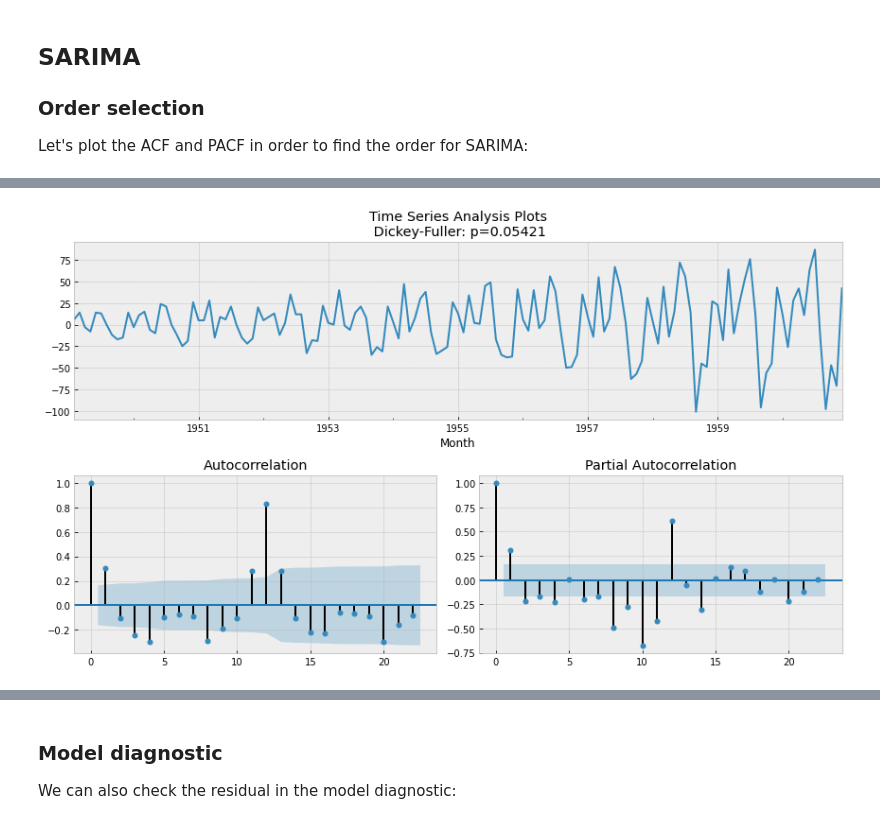
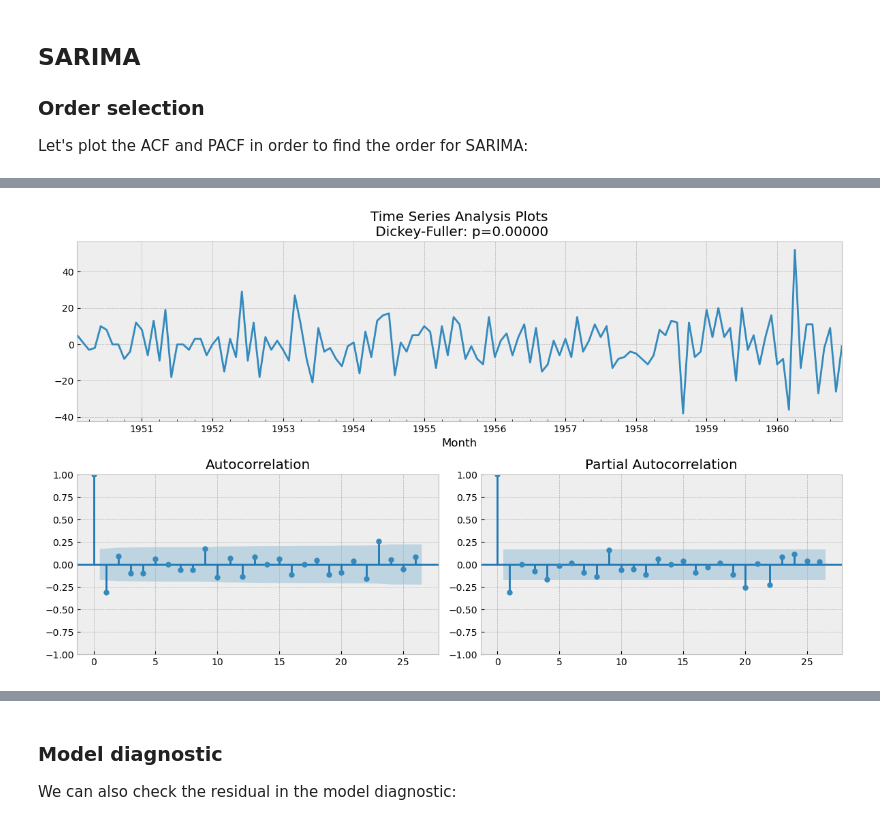
Before and after one commit to Streaming-Data-Analytics/Courseware, a Jupyter notebook: Streaming Data Science/Time-Series Analytics/TSA_09_SARIMA.ipynb, the cells around one changed output, grey strips where cells are left out. Drawn from its saved outputs; the diff is of its cells as text; code cells hidden in the pictures.

```diff
--- a/Streaming Data Science/Time-Series Analytics/TSA_09_SARIMA.ipynb
+++ b/Streaming Data Science/Time-Series Analytics/TSA_09_SARIMA.ipynb
@@ -105,7 +105,7 @@ MAPE: 9.27639976383433
 Let's plot the ACF and PACF in order to find the order for SARIMA:
 # %%
 # function for plotting acf and pacf plot to find the order of ARIMA models
-def tsplot(y, lags=None, figsize=(12, 7), style='bmh'):
+def tsplot(y, lags=26, figsize=(12, 7), style='bmh'):
     if not isinstance(y, pd.Series):
         y = pd.Series(y)
 
@@ -127,4 +133,4 @@ To estimate the order of the ARIMA we first diff the data, and then plot tha ACF
 # %%
-tsplot(data_set['Thousands of Passengers'].diff().dropna())
+tsplot(data_set['Thousands of Passengers'].diff().diff(12).dropna())
 # %% [output]
-[figure, old version]
+[figure, new version]
```
Also changed, not shown: parts of 24 cells of this notebook.
